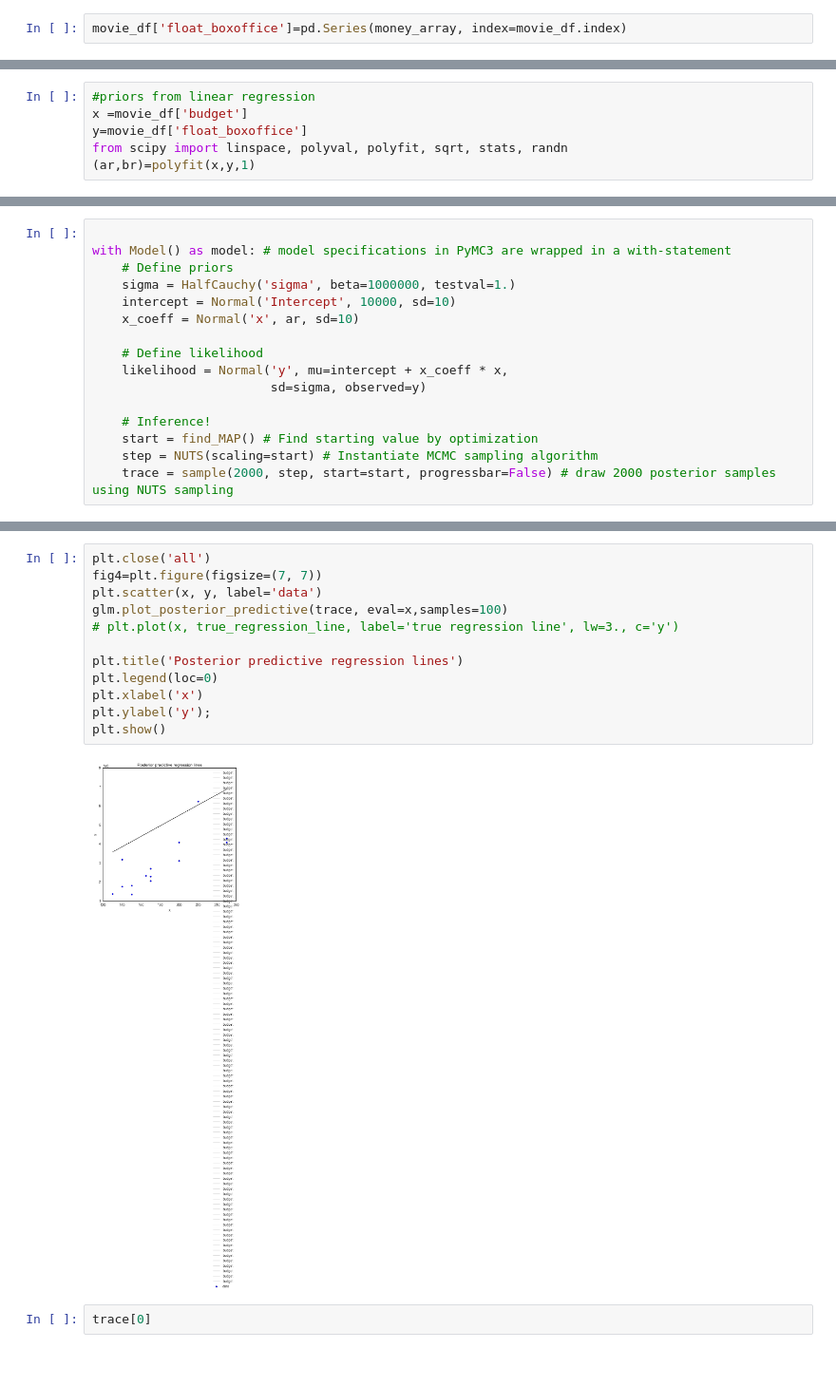
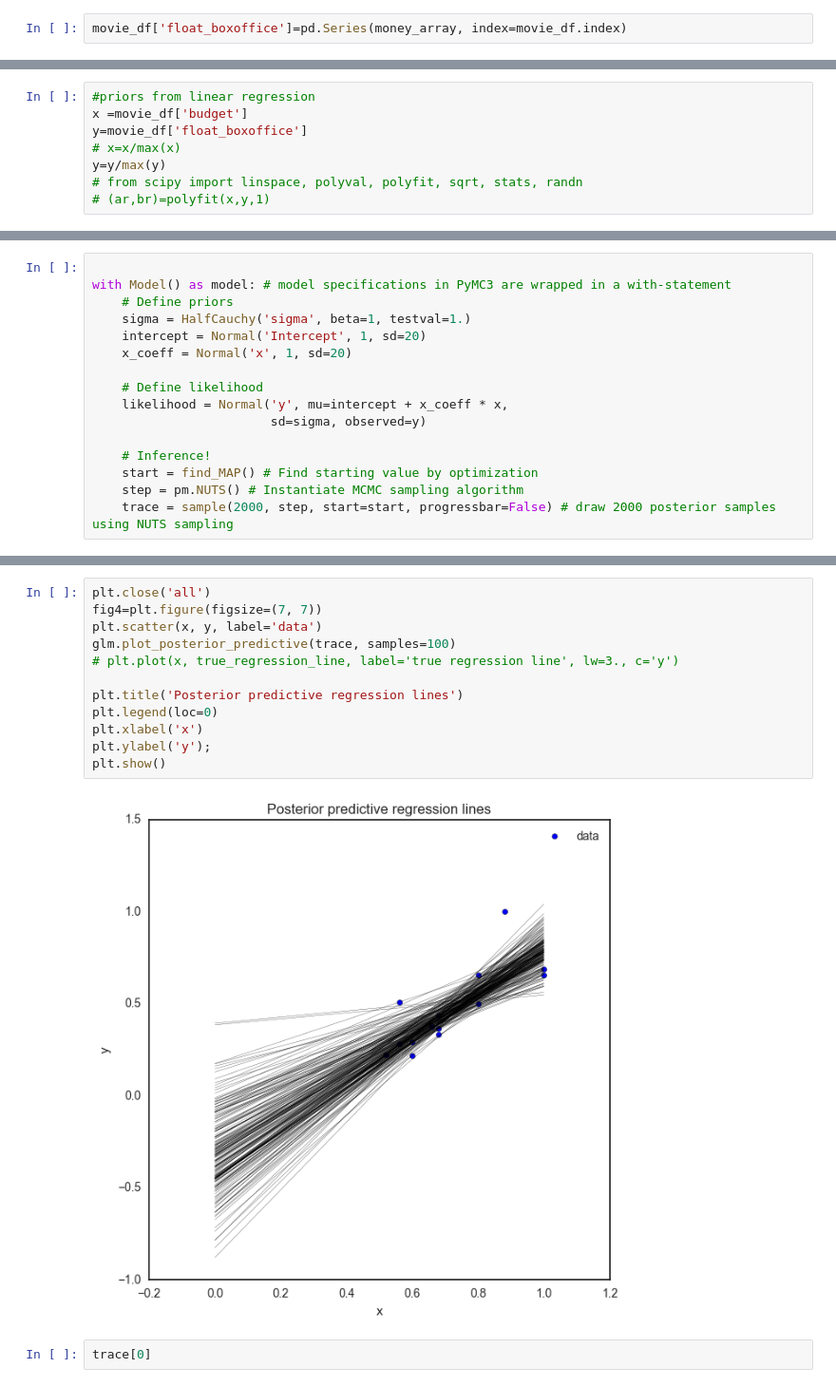
Before and after one commit to NicholasARossi/MCU_analysis, a Jupyter notebook: MCU_analysis.ipynb, the cells around one changed output, grey strips where cells are left out. Shown at 95% size. Cells and saved outputs as stored; diff of their text form; blank space fills up the shorter version.

```diff
--- a/MCU_analysis.ipynb
+++ b/MCU_analysis.ipynb
@@ -64,5 +64,7 @@ fig
 #priors from linear regression
 x =movie_df['budget']
 y=movie_df['float_boxoffice']
-from scipy import linspace, polyval, polyfit, sqrt, stats, randn
-(ar,br)=polyfit(x,y,1)
+# x=x/max(x)
+y=y/max(y)
+# from scipy import linspace, polyval, polyfit, sqrt, stats, randn
+# (ar,br)=polyfit(x,y,1)
@@ -72,9 +72,9 @@ from scipy import linspace, polyval, polyfit, sqrt, stats, randn
 
 with Model() as model: # model specifications in PyMC3 are wrapped in a with-statement
     # Define priors
-    sigma = HalfCauchy('sigma', beta=1000000, testval=1.)
-    intercept = Normal('Intercept', 10000, sd=10)
-    x_coeff = Normal('x', ar, sd=10)
+    sigma = HalfCauchy('sigma', beta=1, testval=1.)
+    intercept = Normal('Intercept', 1, sd=20)
+    x_coeff = Normal('x', 1, sd=20)
 
     # Define likelihood
     likelihood = Normal('y', mu=intercept + x_coeff * x,
@@ -82,6 +82,6 @@ with Model() as model: # model specifications in PyMC3 are wrapped in a with-sta
 
     # Inference!
     start = find_MAP() # Find starting value by optimization
-    step = NUTS(scaling=start) # Instantiate MCMC sampling algorithm
+    step = pm.NUTS() # Instantiate MCMC sampling algorithm
     trace = sample(2000, step, start=start, progressbar=False) # draw 2000 posterior samples using NUTS sampling
 # %% [output]
@@ -101,17 +101,17 @@ plt.show()
 # %%
 plt.close('all')
 fig4=plt.figure(figsize=(7, 7))
 plt.scatter(x, y, label='data')
-glm.plot_posterior_predictive(trace, eval=x,samples=100)
+glm.plot_posterior_predictive(trace, samples=100)
 # plt.plot(x, true_regression_line, label='true regression line', lw=3., c='y')
 
 plt.title('Posterior predictive regression lines')
 plt.legend(loc=0)
 plt.xlabel('x')
 plt.ylabel('y');
 plt.show()
 # %% [output]
-[figure, old version]
+[figure, new version]
 # %%
 trace[0]
 # %% [output]
```
Also changed, not shown: parts of 4 cells of this notebook.
